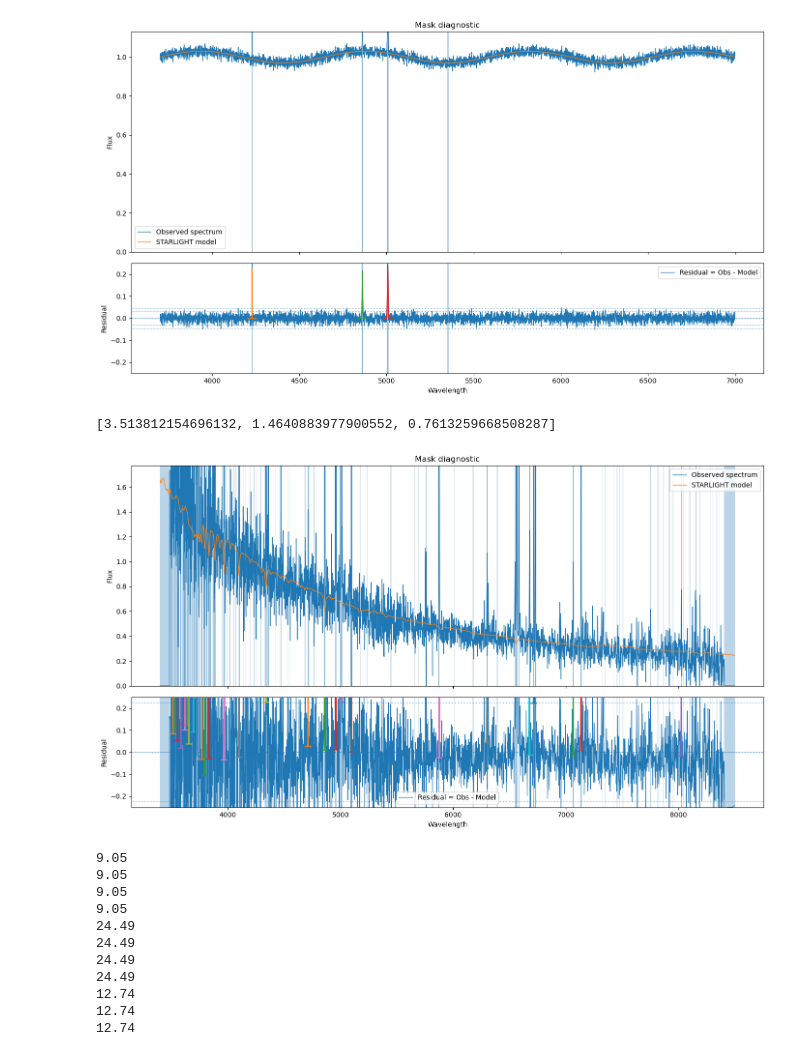
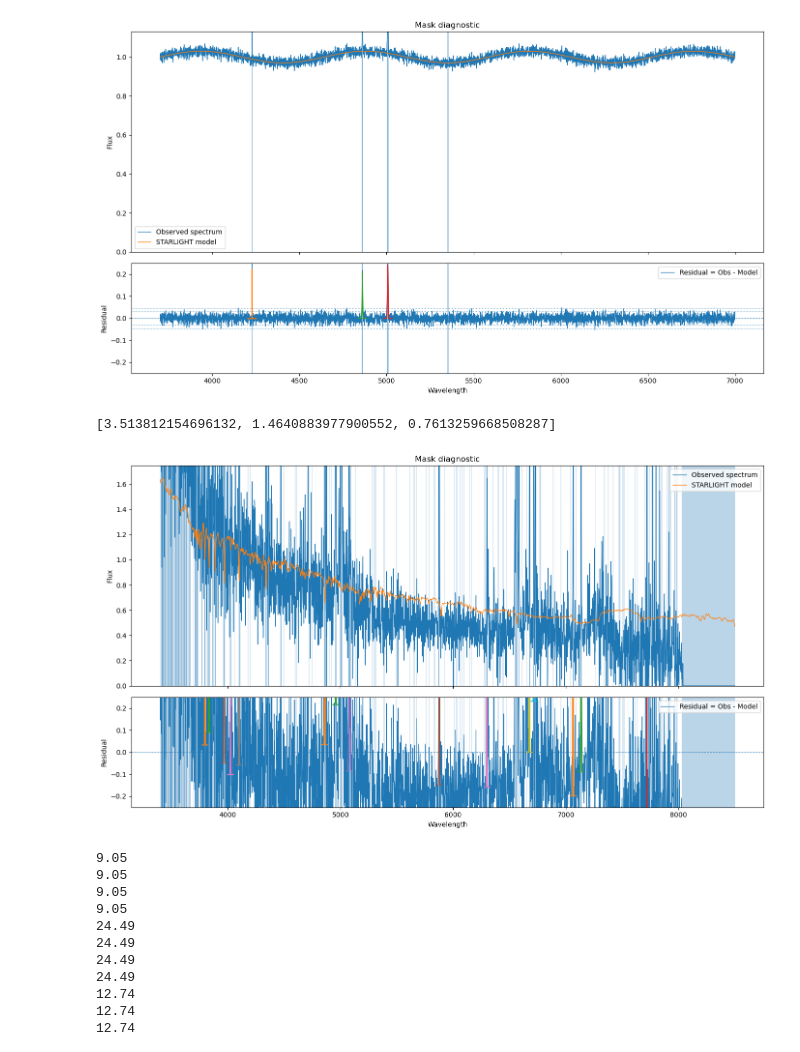
Before and after one commit to hol1m4n/HIIGalaxies, a Jupyter notebook: Spectral_synthesis/Spectral analysis.ipynb, the cells around one changed output. Saved outputs shown, nothing was run; the diff lists cells and outputs as text; code cells hidden in the pictures.

```diff
--- a/Spectral_synthesis/Spectral analysis.ipynb
+++ b/Spectral_synthesis/Spectral analysis.ipynb
@@ -886,7 +918,7 @@ if __name__ == "__main__":
     # ========================================================
 
 
-    name = '/home/holman/StarLightv05/outputs/prefit/' + '052.CAL.MILES45.fits'
+    name = '/home/holman/StarLightv05/outputs/prefit/' + '071.CAL.MILES45.fits'
 
 
     if os.path.exists(name) != True:
@@ -912,34 +944,34 @@ if __name__ == "__main__":
         n = [6.0,2.5,1.3]
 
         n[0] = n[0] * (SNR/default_SNR)
         n[1] = n[1] * (SNR/default_SNR)
         n[2] = n[2] * (SNR/default_SNR)
 
         print(n)
 
         return n
 
 
 
     snr_t = noise_threshold(5.3)
 
 
 
     result = build_starlight_mask_records(
         wave, flux_obs, flux_model,
         emission_kwargs=dict(snr_peak=3.0, prominence_sigma=3.0, mask_nsigma=3.0),
         spike_kwargs=dict(spike_sigma=snr_t[0], max_width_pix=2, grow_pix=1),
         hard_bad_kwargs=dict(hard_sigma=snr_t[1], min_bad_run_pix=5, grow_pix=2),
         soft_bad_kwargs=dict(soft_sigma_low=snr_t[2], soft_sigma_high=snr_t[1], min_run_pix=4, grow_pix=2),
         merge_padding_angstrom=3.0,
     )
 
     save_mask_crap_format(f"Mask_{name[41:-5]}.txt", result["records"])
     plot_mask_diagnostics(wave, flux_obs, flux_model, result, title="Mask diagnostic",
                           save_path=f"Mask_{name[41:-5]}.png")
 # %% [output]
 [3.513812154696132, 1.4640883977900552, 0.7613259668508287]
-[figure, old version]
+[figure, new version]
 # %%
 def noise_threshold(SNR):
     #Defaults for 001
```
Also changed, not shown: parts of 5 cells of this notebook, 9 other files.
